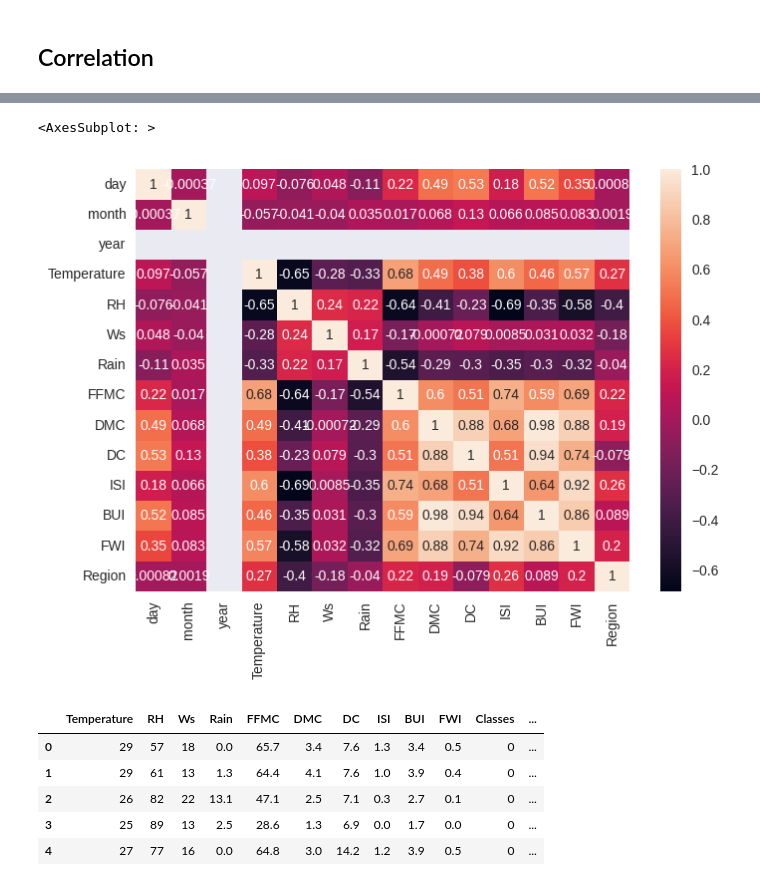
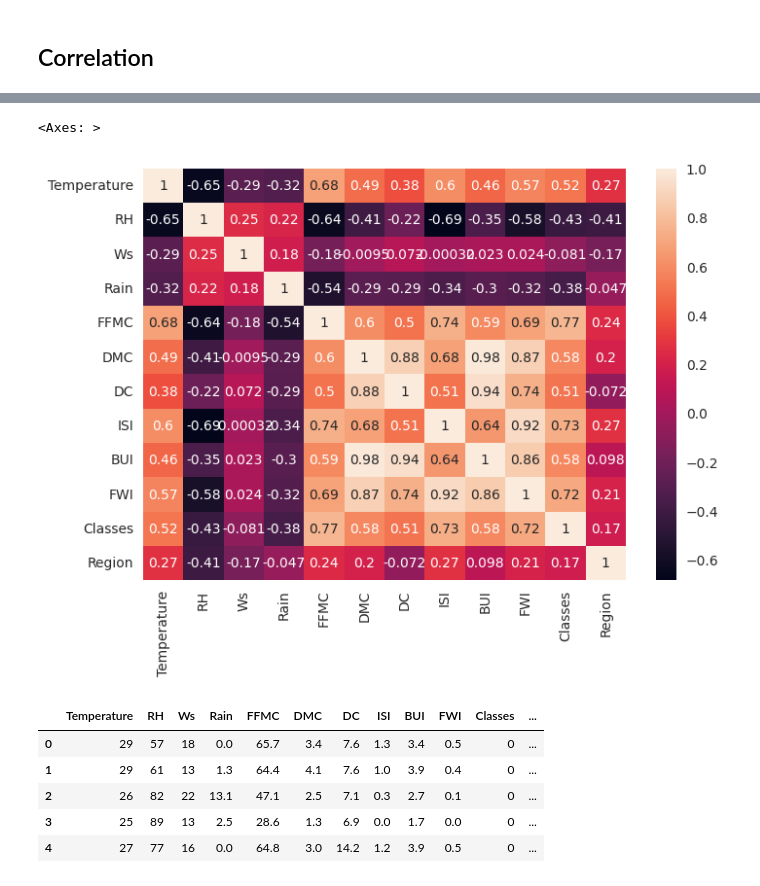
Before and after one commit to Dhanan04/lab-flask, a Jupyter notebook: notebooks/lassoElasticRidge.ipynb, the cells around one changed output, grey strips where cells are left out. Saved outputs shown, nothing was run; the diff lists cells and outputs as text; code cells hidden in the pictures.

```diff
--- a/notebooks/lassoElasticRidge.ipynb
+++ b/notebooks/lassoElasticRidge.ipynb
@@ -33,7 +33,7 @@ import seaborn as sns
 import matplotlib.pyplot as plt
 %matplotlib inline
 # %%
-data = pd.read_csv("Algerian_forest_fires_dataset_UPDATE.csv", header=1)
+data = pd.read_csv("/config/workspace/dataset/Algerian_forest_fire.csv",)
 # %%
 data.head()
 # %% [output]
@@ -396,8 +397,8 @@ df_copy.corr()
 # %%
-sns.heatmap(df.corr(),annot=True)
+sns.heatmap(df_copy.corr(),annot=True)
 # %% [output]
-<AxesSubplot: >
+<Axes: >
-[figure, old version]
+[figure, new version]
 # %%
 df_copy.head()
 # %% [output]
```
Also changed, not shown: parts of 25 cells of this notebook, 9 other files.
